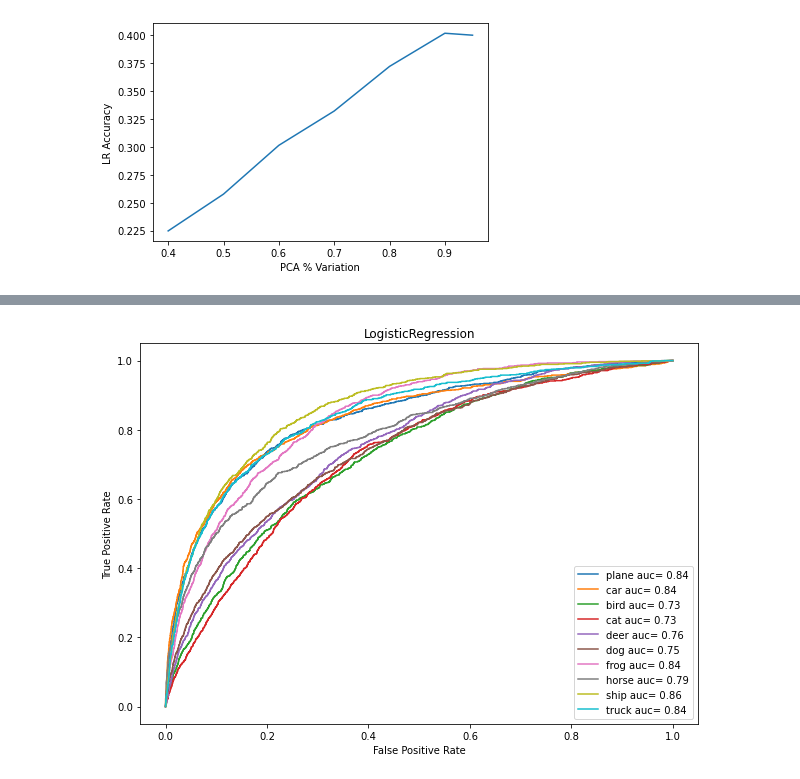
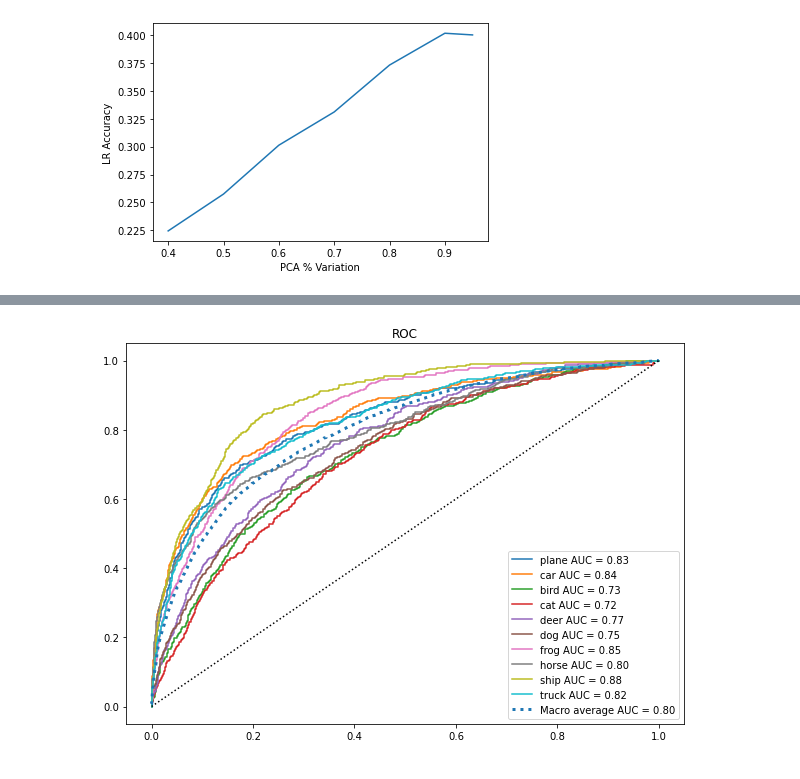
Before and after one commit to mschroeder11/machine-learning, a Jupyter notebook: final project/MLattacks.ipynb, the cells around one changed output, grey strips where cells are left out. Saved outputs shown, nothing was run; the diff lists cells and outputs as text; code cells hidden in the pictures.

```diff
--- a/final project/MLattacks.ipynb
+++ b/final project/MLattacks.ipynb
@@ -30,23 +31,3 @@ def img_to_vector(x):
 
 def vector_to_img(nbr_samples, x):
     return x.reshape(nbr_samples, 32, 32, 3)
-# %%
-# Load in the data from ART utilities
-
-classes = ['plane', 'car', 'bird', 'cat', 'deer', 'dog', 'frog', 'horse', 'ship', 'truck']
-
-try:
-    # try loading data through ART utilities
-    (x_train, y_train), (x_test, y_test), min_, max_ = load_dataset(str("cifar10"))
-except:
-    cifar10 = tf.keras.datasets.cifar10
-
-    # Distribute it to train and test set
-    (x_train, y_train), (x_test, y_test) = cifar10.load_data()
-    #normalize data
-    x_train = x_train.astype('float32')
-    x_test = x_test.astype('float32')
-
-    #pixel values between 0 and 1
-    x_train  /= 255
-    x_test /= 255
@@ -196,3 +306,8 @@ def roc_multi(clf, X_train, y_train, X_test, y_test):
+# %%
+def roc_multi2(clf, X_train, y_train, X_test, y_test):
+    classifier = OneVsRestClassifier(clf)
+    y_pred = classifier.fit(X_train, y_train).predict_proba(X_test)
+    multiclass_roc_plot(y_test, y_pred, 'ROC')
 # %%
 from sklearn.model_selection import GridSearchCV
 # Helper to run GridSearchCV
@@ -208,5 +338,5 @@ def runGridSearch(estimator, parameters, x_train, y_train, x_test, y_test):
 from sklearn.linear_model import LogisticRegression
 lr_parameters = {'penalty': ('l2', 'none'), 'tol': (1.0e-2, 1.0e-4)}
 lr_model = LogisticRegression(solver='saga', multi_class='multinomial')
-runGridSearch(lr_model, lr_parameters, x_train_pca, y_train_sk, x_test_pca, y_test_sk)
+lr_clf = runGridSearch(lr_model, lr_parameters, x_train_sk, y_train_sk, x_test_sk, y_test_sk)
 # %% [output]
@@ -228,7 +377,7 @@ print(model_metrics(lr_model, x_test_sk, y_test_sk))
 # %%
-roc_multi(lr_model, x_train_sk, y_train_sk, x_test_sk, y_test_sk)
+roc_multi2(lr_model, x_train_sk, y_train_sk, x_test_sk, y_test_sk)
 # %% [output]
-[figure, old version]
+[figure, new version]
 # %%
 # Run GridSearchCV on decision tree options
 dt_parameters = {'max_depth': (10, 20, 50), 'max_features': ('auto', None)}
```
Also changed, not shown: parts of 68 cells of this notebook, 10 other files.
